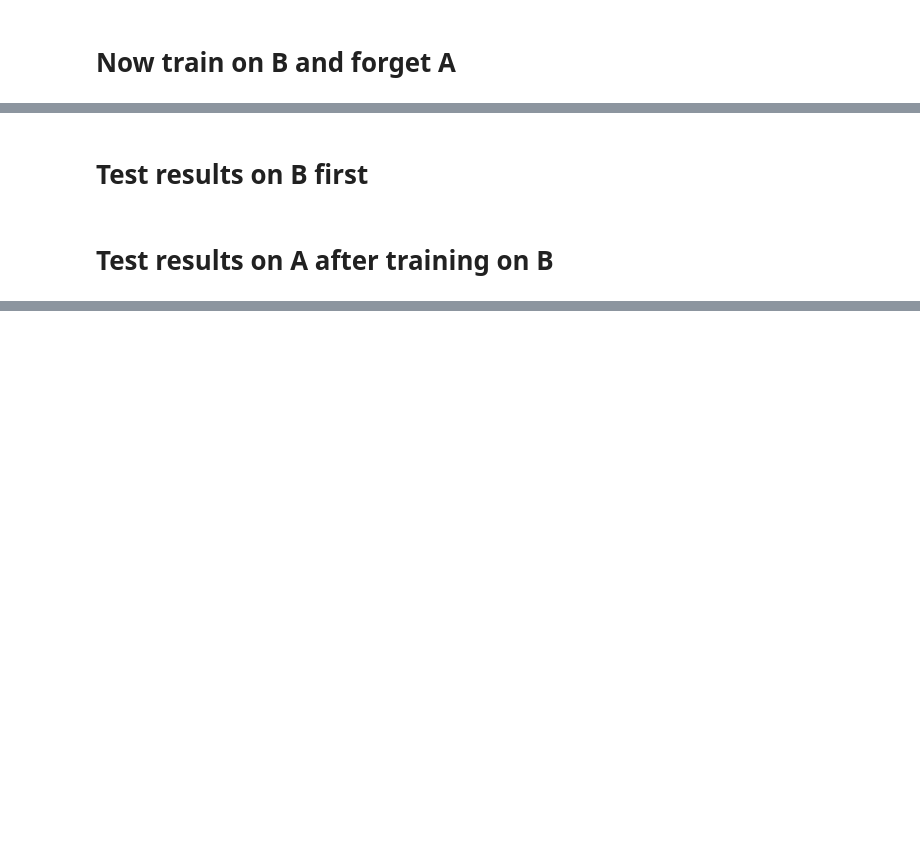
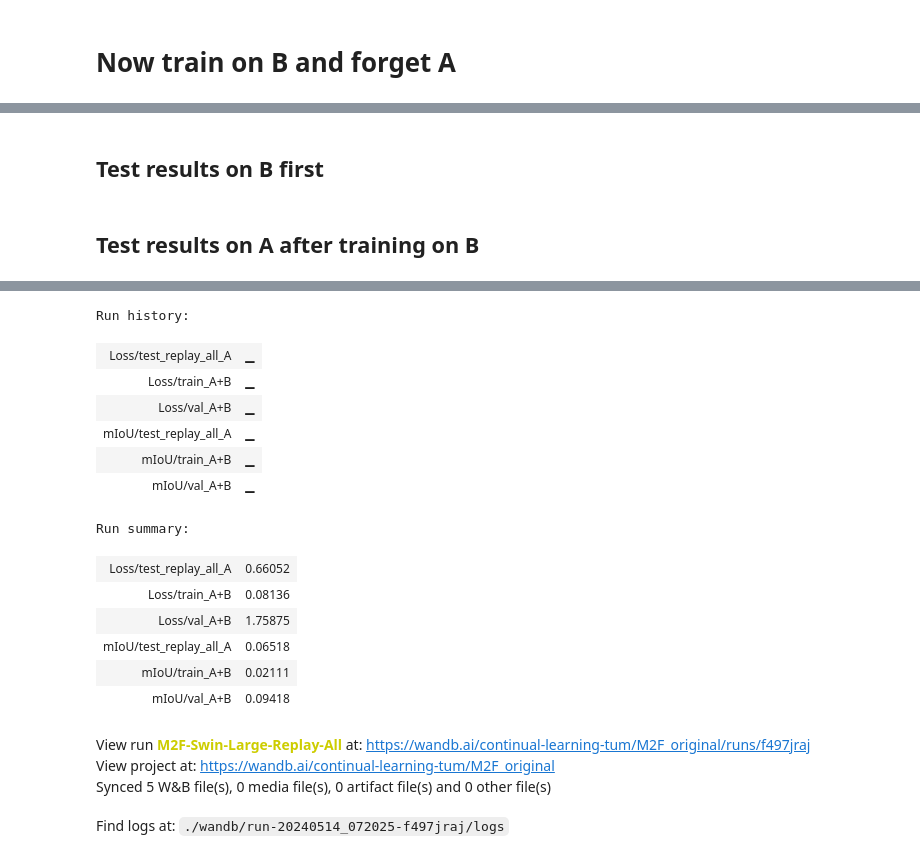
Before and after one commit to kristiyansakalyan/continual-learning, a Jupyter notebook: huggingface_naive_finetuning.ipynb, the cells around one changed output, grey strips where cells are left out. Drawn from its saved outputs; the diff is of its cells as text; code cells hidden in the pictures; blank space fills up the shorter version.

```diff
--- a/huggingface_naive_finetuning.ipynb
+++ b/huggingface_naive_finetuning.ipynb
@@ -467,10 +439,9 @@ with torch.no_grad():
 
         # Extract and compute metrics
         pred_maps, masks = m2f_extract_pred_maps_and_masks(
-            batch, outputs, m2f_preprocessor
+            batch, outputs, m2f_preprocessor_A
         )
         metric.add_batch(references=masks, predictions=pred_maps)
-
 
 # After compute the batches that were added are deleted
 test_metrics_A = metric.compute(
@@ -483,21 +454,19 @@ wandb.log({
     f"mIoU/test_{CURR_TASK}": mean_test_iou
 })
 print(f"Test Loss: {final_test_loss:.4f}, Test mIoU: {mean_test_iou:.4f}")
+wandb.finish()
 # %% [output]
 Test Loss: 0.3668, Test mIoU: 0.1007
 # %% [markdown]
 # Now train on B and forget A
 # %%
 # Training
-NUM_EPOCHS = 5
+NUM_EPOCHS = 200
 LEARNING_RATE = 1e-4
 LR_MULTIPLIER = 0.1
 BACKBONE_LR = LEARNING_RATE * LR_MULTIPLIER
 WEIGHT_DECAY = 0.5
-# dice = Dice(average='micro')
 
-# lambda_CE=5.0
-# lambda_dice=5.0
 encoder_params = [
     param
     for name, param in model.named_parameters()
@@ -572,7 +605,7 @@ for epoch in range(NUM_EPOCHS):
 
         # Extract and compute metrics
         pred_maps, masks = m2f_extract_pred_maps_and_masks(
-            batch, outputs, m2f_preprocessor
+            batch, outputs, m2f_preprocessor_B
         )
         metric.add_batch(references=masks, predictions=pred_maps)
 
@@ -607,7 +640,7 @@ for epoch in range(NUM_EPOCHS):
 
             # Extract and compute metrics
             pred_maps, masks = m2f_extract_pred_maps_and_masks(
-                batch, outputs, m2f_preprocessor
+                batch, outputs, m2f_preprocessor_B
             )
             metric.add_batch(references=masks, predictions=pred_maps)
 
@@ -645,5 +677,5 @@ Epoch 2/5, Train Loss: 10.3836, Train mIoU: 0.7804, Validation Loss: 9.4684, Val
 # %% [markdown]
-# Test results on B first
+## Test results on B first
 # %%
 # Load best model and evaluate on test
 model = Mask2FormerForUniversalSegmentation.from_pretrained(model_path_second).to(device)
@@ -669,7 +701,7 @@ with torch.no_grad():
 
         # Extract and compute metrics
         pred_maps, masks = m2f_extract_pred_maps_and_masks(
-            batch, outputs, m2f_preprocessor
+            batch, outputs, m2f_preprocessor_B
         )
         metric.add_batch(references=masks, predictions=pred_maps)
 
@@ -686,7 +718,7 @@ wandb.log({
 })
 print(f"Test Loss: {final_test_loss:.4f}, Test mIoU: {mean_test_iou:.4f}")
 # %% [markdown]
-# Test results on A after training on B
+## Test results on A after training on B
 # %%
 # To avoid making stupid errors
 CURR_TASK = "A"
@@ -712,10 +744,9 @@ with torch.no_grad():
 
         # Extract and compute metrics
         pred_maps, masks = m2f_extract_pred_maps_and_masks(
-            batch, outputs, m2f_preprocessor
+            batch, outputs, m2f_preprocessor_A
         )
         metric.add_batch(references=masks, predictions=pred_maps)
-
 
 # After compute the batches that were added are deleted
 test_metrics_forgetting_A = metric.compute(
@@ -729,3 +760,4 @@ wandb.log({
 })
 print(f"Test Loss: {final_test_loss:.4f}, Test mIoU: {mean_test_iou:.4f}")
 wandb.finish()
+# %% [output]
@@ -731,0 +765,18 @@ wandb.finish()
+Run history:
+| Loss/test_replay_all_A | ▁ |
+| Loss/train_A+B | ▁ |
+| Loss/val_A+B | ▁ |
+| mIoU/test_replay_all_A | ▁ |
+| mIoU/train_A+B | ▁ |
+| mIoU/val_A+B | ▁ |
+Run summary:
+| Loss/test_replay_all_A | 0.66052 |
+| Loss/train_A+B | 0.08136 |
+| Loss/val_A+B | 1.75875 |
+| mIoU/test_replay_all_A | 0.06518 |
+| mIoU/train_A+B | 0.02111 |
+| mIoU/val_A+B | 0.09418 |
+View run M2F-Swin-Large-Replay-All at: https://wandb.ai/continual-learning-tum/M2F_original/runs/f497jraj
+View project at: https://wandb.ai/continual-learning-tum/M2F_original
+Synced 5 W&B file(s), 0 media file(s), 0 artifact file(s) and 0 other file(s)
+Find logs at: ./wandb/run-20240514_072025-f497jraj/logs
```
Also changed, not shown: parts of 23 cells of this notebook, 2 other files.
